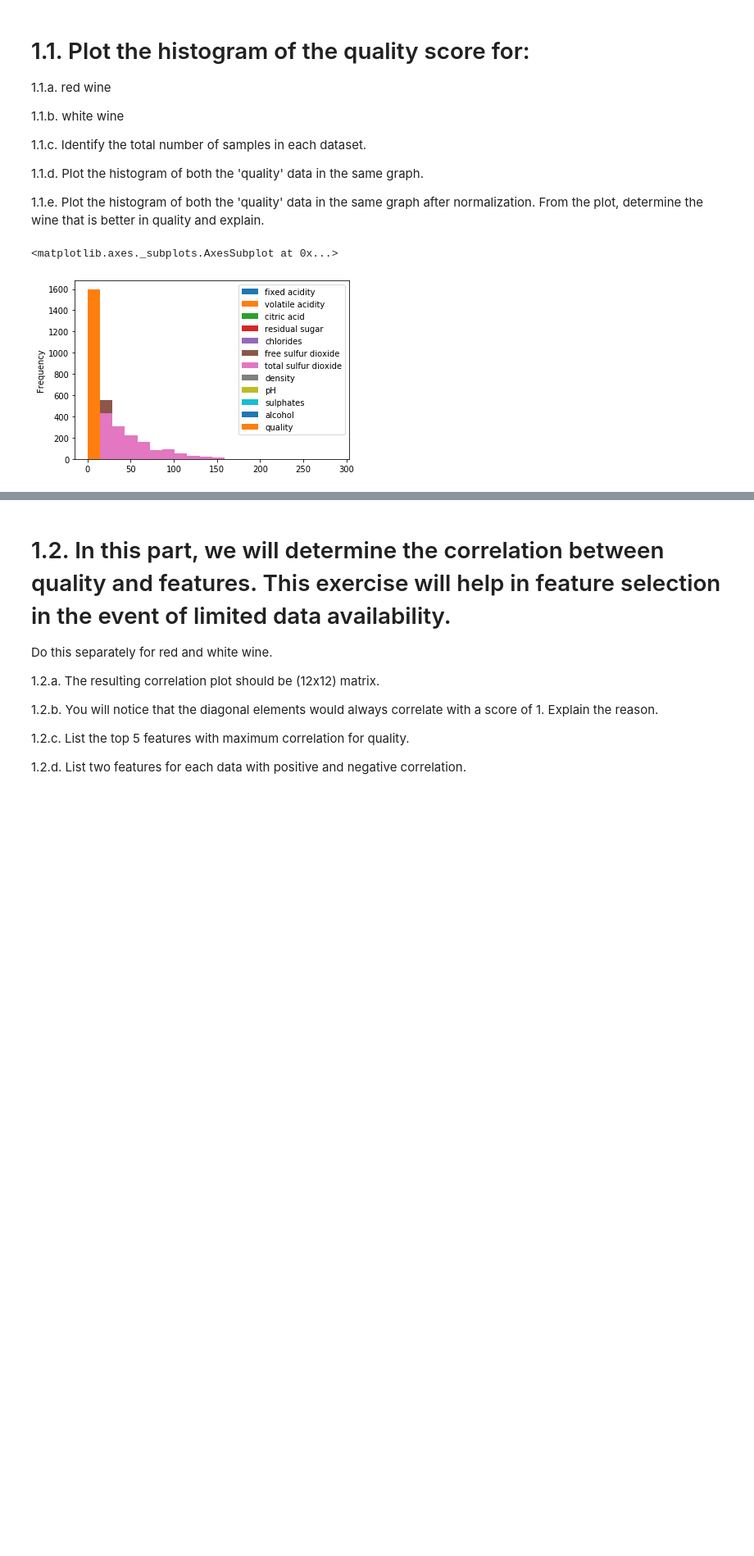
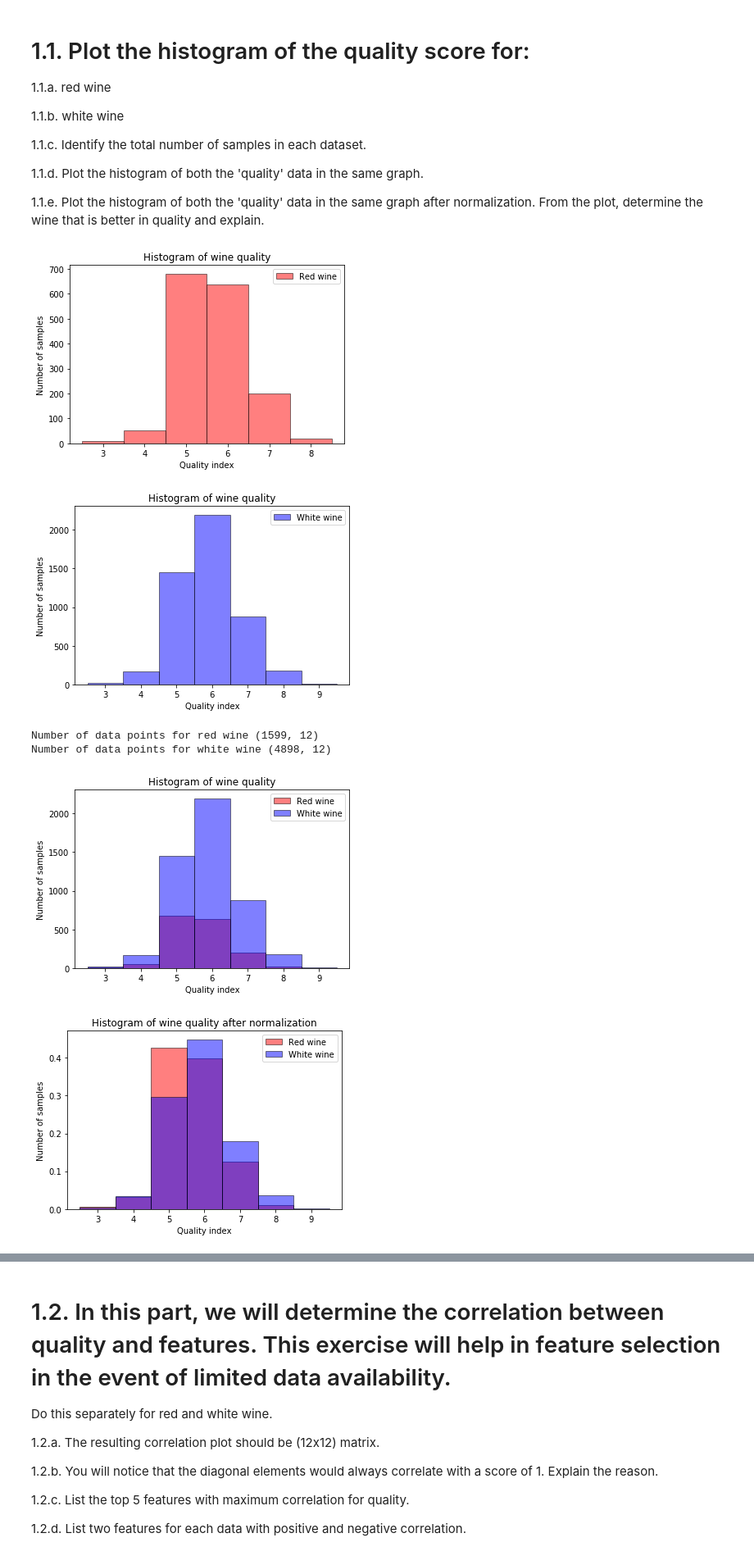
Before and after one commit to sidharthpunia/sidharthpunia.github.io, a Jupyter notebook: Assignment_1.ipynb, the cells around one changed output, grey strips where cells are left out. Shown at 82% size. Saved outputs shown, nothing was run; the diff lists cells and outputs as text; code cells hidden in the pictures; blank space fills up the shorter version.

```diff
--- a/Assignment_1.ipynb
+++ b/Assignment_1.ipynb
@@ -57,12 +58,63 @@ df_white = pd.read_csv("winequality-white.csv", sep=';')
 1.1.d. Plot the histogram of both the 'quality' data in the same graph.
 
 1.1.e. Plot the histogram of both the 'quality' data in the same graph after normalization. From the plot, determine the wine that is better in quality and explain.
-# %%
-#tdf_red.head
-tdf_red.plot.hist(bins=20)
-#df_white.plot.hist()
-#for col in tdf_red.columns: #for printing the name of different columns
-#    print(col)
-# %% [output]
-<matplotlib.axes._subplots.AxesSubplot at 0x...>
-[figure, removed]
+# %%
+#1.1.a. histogram of the quality score for red wine
+unique_red_quality = np.asarray(tdf_red.quality.unique())#find the unique quality numbers
+unique_red_quality = np.sort(unique_red_quality)#sort the unique  quality numbers
+bins = np.arange(np.min(unique_red_quality)-0.5,np.max(unique_red_quality)+1.5,1)#bins for the histogram, 0.5 in start and 1.5 for end because of the structure of numpy array
+p1 = plt.hist(tdf_red.loc[:,"quality"], bins=bins, edgecolor='black', facecolor='red', alpha=.5,label='Red wine')
+plt.xlabel('Quality index')
+plt.ylabel('Number of samples')
+plt.title('Histogram of wine quality')
+plt.legend()#to show legend
+plt.show()
+
+#1.1.b. histogram of the quality score for white wine
+unique_white_quality = np.asarray(df_white.quality.unique())#find the unique quality numbers
+unique_white_quality = np.sort(unique_white_quality)#sort the unique  quality numbers
+bins = np.arange(np.min(unique_white_quality)-0.5,np.max(unique_white_quality)+1.5,1)#bins for the histogram, 0.5 in start and 1.5 for end because of the structure of numpy array
+p1 = plt.hist(df_white.loc[:,"quality"], bins=bins, edgecolor='black', facecolor='blue', alpha=.5,label='White wine')
+plt.xlabel('Quality index')
+plt.ylabel('Number of samples')
+plt.title('Histogram of wine quality')
+plt.legend()#to show legend
+plt.show()
+
+#1.1.c. total number of datasets in each dataset
+#tdf_red.head# to get an overview idea about the data
+#print(tdf_red.loc[:,:].describe()) #describes the mean/median/std of each column of dataset
+#print(tdf_red.dtypes)#to find the data types of each column
+print("Number of data points for red wine",tdf_red.shape)#to find the shape of the dataset
+print("Number of data points for white wine",df_white.shape)#to find the shape of the dataset
+
+
+#1.1.d. histogram of quality score of both wines in same graph
+bins = np.arange(np.min(unique_white_quality)-0.5,np.max(unique_white_quality)+1.5,1)
+p1 = plt.hist(tdf_red.loc[:,"quality"], bins=bins, edgecolor='black', facecolor='red', alpha=.5,label='Red wine')
+p2 = plt.hist(df_white.loc[:,"quality"], bins=bins, edgecolor='black',facecolor='blue', alpha=.5,label='White wine')
+plt.xlabel('Quality index')
+plt.ylabel('Number of samples')
+plt.title('Histogram of wine quality')
+plt.legend()
+plt.show()
+
+#1.1.e. histogram of normalized quality scores for both wines in same graph
+bins = np.arange(np.min(unique_white_quality)-0.5,np.max(unique_white_quality)+1.5,1)
+p1 = plt.hist(tdf_red.loc[:,"quality"], bins=bins, edgecolor='black', facecolor='red', alpha=.5,label='Red wine',density=1)
+p2 = plt.hist(df_white.loc[:,"quality"], bins=bins, edgecolor='black',facecolor='blue', alpha=.5,label='White wine',density=1)
+plt.xlabel('Quality index')
+plt.ylabel('Number of samples')
+plt.title('Histogram of wine quality after normalization')
+plt.legend()
+plt.show()
+
+print("mean of red wine quality",tdf_red.quality.mean())
+print("mean of white wine quality",df_white.quality.mean())
+# %% [output]
+[figure, added]
+[figure, added]
+Number of data points for red wine (1599, 12)
+Number of data points for white wine (4898, 12)
+[figure, added]
+[figure, added]
```
Also changed, not shown: parts of 26 cells of this notebook.
